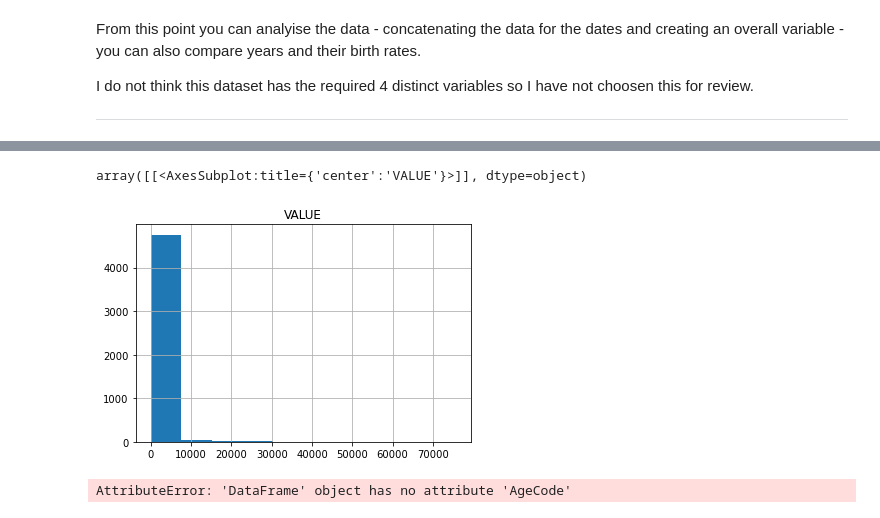
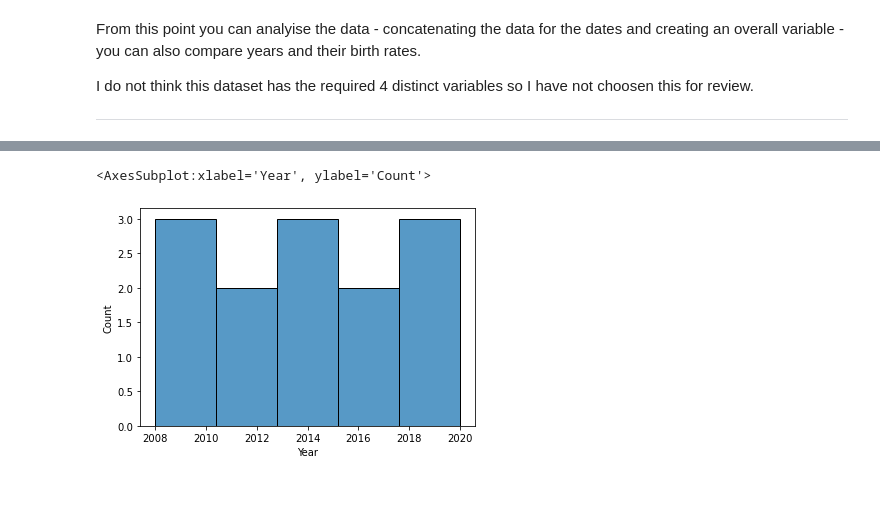
Before and after one commit to VCurry20/PDARandomData, a Jupyter notebook: Data Analysis Project.ipynb, the cells around one changed output, grey strips where cells are left out. Drawn from its saved outputs; the diff is of its cells as text; code cells hidden in the pictures; blank space fills up the shorter version.

Commit message:
graphs

```diff
--- a/Data Analysis Project.ipynb
+++ b/Data Analysis Project.ipynb
@@ -662,5 +670,10 @@ memory usage: 1.0+ MB
+# %%
+df['VALUE'] = df['VALUE'].fillna(0)           # for the value column replace NAN with 0
+
+# [5]
 # %%
 # Change data types
 
-df['C02076V02508'] = pd.to_numeric(df['C02076V02508'], errors='coerce')                                   # change EOS - to a numeric output
-df['Previous Liveborn Children'] = pd.to_numeric(df['Previous Liveborn Children'], errors='coerce')       # change EOS - to a numeric output
+df['Age_Code'] = pd.to_numeric(df['Age_Code'], errors='coerce')   # change Age_Code - to a numeric output
+
+# [6]
@@ -742,0 +756,10 @@ memory usage: 515.0+ KB
+# %%
+# complete a histogram of the birth numbers of 20 year olds across all years
+
+total_birth_20 = df[(df.Age_Code==20) & (df.Previous_Liveborn_Children=="Total Per Age Group")] # filter df
+
+total_birth_20 = total_birth_20 [["Year","VALUE"]]                                              # set df - columns
+
+total_birth_20                                                                                  # print df
+
+# [8][9][10][11]
@@ -743,12 +781,12 @@ memory usage: 515.0+ KB
 # %%
-df.hist('VALUE')
+sns.histplot(data=total_birth_20, x='Year')               # plot histogram - x = Year
+
+# [11][12][13]
 # %% [output]
-array([[<AxesSubplot:title={'center':'VALUE'}>]], dtype=object)
+<AxesSubplot:xlabel='Year', ylabel='Count'>
-[figure, old version]
+[figure, new version]
 # %%
 # create groups to plot
 
-Year_08 = df[(df.Year == 2008) & (df.Age Code>= 290)]
+Year_08 = df[(df.Year == 2008) & (df.Age_Code>= 290)]    # Filter for 2008 - age code over than 290
-# %% [output]
-AttributeError: 'DataFrame' object has no attribute 'AgeCode'
 # %%
```
Also changed, not shown: parts of 23 cells of this notebook, 2 other files.
